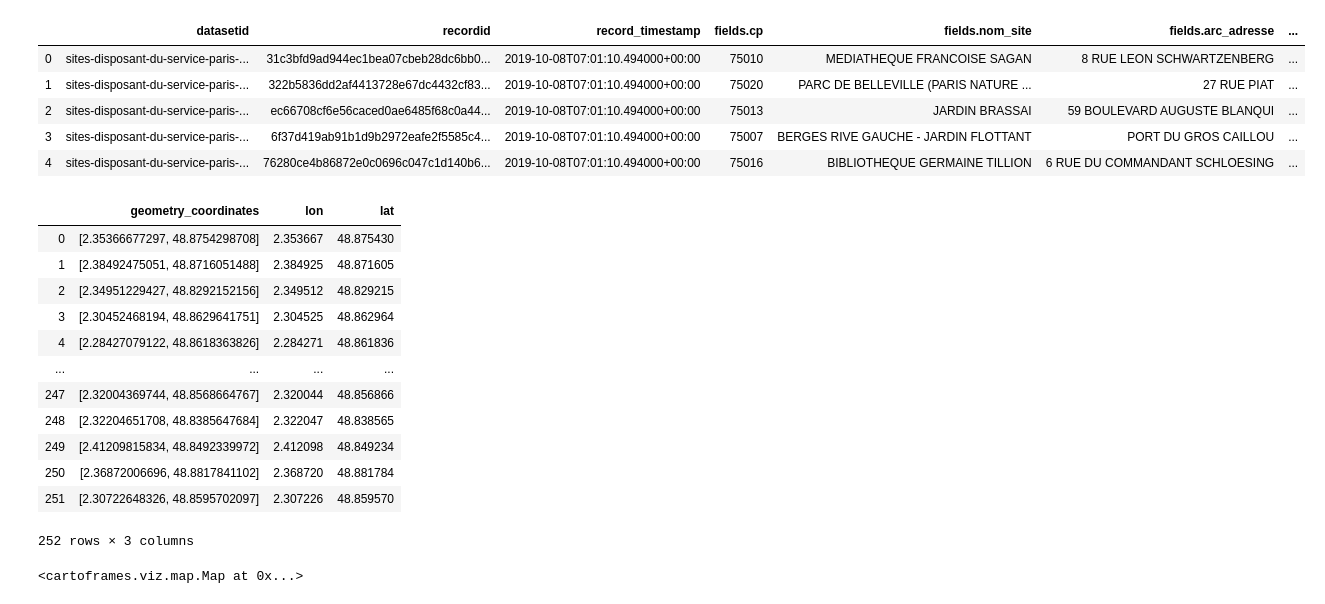
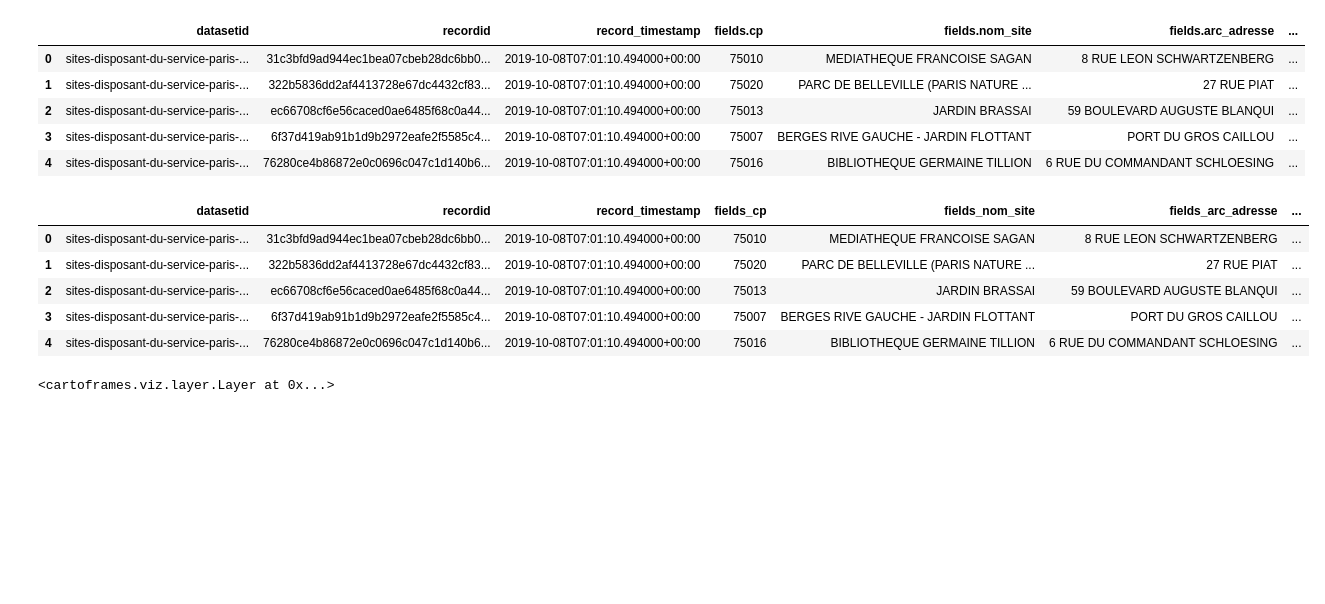
Before and after one commit to CartoDB/cartoframes, a Jupyter notebook: examples/real_use_cases/paris_wifi_services.ipynb, the cells around one changed output. Cells and saved outputs as stored; diff of their text form; code cells hidden in the pictures; blank space fills up the shorter version.

```diff
--- a/examples/real_use_cases/paris_wifi_services.ipynb
+++ b/examples/real_use_cases/paris_wifi_services.ipynb
@@ -21,42 +21,26 @@ df.head()
 | 3 | sites-disposant-du-service-paris-... | 6f37d419ab91b1d9b2972eafe2f5585c4... | 2019-10-08T07:01:10.494000+00:00 | 75007 | BERGES RIVE GAUCHE - JARDIN FLOTTANT | PORT DU GROS CAILLOU | ... |
 | 4 | sites-disposant-du-service-paris-... | 76280ce4b86872e0c0696c047c1d140b6... | 2019-10-08T07:01:10.494000+00:00 | 75016 | BIBLIOTHEQUE GERMAINE TILLION | 6 RUE DU COMMANDANT SCHLOESING | ... |
 # %%
-# Clean the dataset
-
-from cartoframes.data import Dataset
-
 df.columns = df.columns.str.replace(".", "_")
 df[['lon','lat']] = pandas.DataFrame(df['geometry_coordinates'].values.tolist(), index=df.index)
-df.loc[:, ['geometry_coordinates', 'lon', 'lat']]
+df.head()
 # %% [output]
-|  | geometry_coordinates | lon | lat |
-| 0 | [2.35366677297, 48.8754298708] | 2.353667 | 48.875430 |
-| 1 | [2.38492475051, 48.8716051488] | 2.384925 | 48.871605 |
-| 2 | [2.34951229427, 48.8292152156] | 2.349512 | 48.829215 |
-| 3 | [2.30452468194, 48.8629641751] | 2.304525 | 48.862964 |
-| 4 | [2.28427079122, 48.8618363826] | 2.284271 | 48.861836 |
-| ... | ... | ... | ... |
-| 247 | [2.32004369744, 48.8568664767] | 2.320044 | 48.856866 |
-| 248 | [2.32204651708, 48.8385647684] | 2.322047 | 48.838565 |
-| 249 | [2.41209815834, 48.8492339972] | 2.412098 | 48.849234 |
-| 250 | [2.36872006696, 48.8817841102] | 2.368720 | 48.881784 |
-| 251 | [2.30722648326, 48.8595702097] | 2.307226 | 48.859570 |
+|  | datasetid | recordid | record_timestamp | fields_cp | fields_nom_site | fields_arc_adresse | ... |
+| 0 | sites-disposant-du-service-paris-... | 31c3bfd9ad944ec1bea07cbeb28dc6bb0... | 2019-10-08T07:01:10.494000+00:00 | 75010 | MEDIATHEQUE FRANCOISE SAGAN | 8 RUE LEON SCHWARTZENBERG | ... |
+| 1 | sites-disposant-du-service-paris-... | 322b5836dd2af4413728e67dc4432cf83... | 2019-10-08T07:01:10.494000+00:00 | 75020 | PARC DE BELLEVILLE (PARIS NATURE ... | 27 RUE PIAT | ... |
+| 2 | sites-disposant-du-service-paris-... | ec66708cf6e56caced0ae6485f68c0a44... | 2019-10-08T07:01:10.494000+00:00 | 75013 | JARDIN BRASSAI | 59 BOULEVARD AUGUSTE BLANQUI | ... |
+| 3 | sites-disposant-du-service-paris-... | 6f37d419ab91b1d9b2972eafe2f5585c4... | 2019-10-08T07:01:10.494000+00:00 | 75007 | BERGES RIVE GAUCHE - JARDIN FLOTTANT | PORT DU GROS CAILLOU | ... |
+| 4 | sites-disposant-du-service-paris-... | 76280ce4b86872e0c0696c047c1d140b6... | 2019-10-08T07:01:10.494000+00:00 | 75016 | BIBLIOTHEQUE GERMAINE TILLION | 6 RUE DU COMMANDANT SCHLOESING | ... |
-252 rows × 3 columns
 # %%
-from cartoframes.viz import Map, Layer, Legend
+from cartoframes.viz.helpers import color_category_layer
 
-ds = Dataset(df)
 
-Map(
-    Layer(
-        ds,
-        'color: ramp($fields_etat2, [green, yellow, red, silver])',
-        legend=Legend(
-            'color-category',
-            title='WiFi Services in Paris',
-            footer='Source: <a href="https://opendata.paris.fr" target="_blank">Open Data Paris</a>'
-        )
-    )
+color_category_layer(
+    df,
+    'fields_etat2',
+    palette='[green, yellow, red, silver]',
+    title='WiFi Services in Paris',
+    footer='Source: <a href="https://opendata.paris.fr" target="_blank">Open Data Paris</a>'
 )
 # %% [output]
-<cartoframes.viz.map.Map at 0x...>
+<cartoframes.viz.layer.Layer at 0x...>
```
Also changed, not shown: 3 other files.
